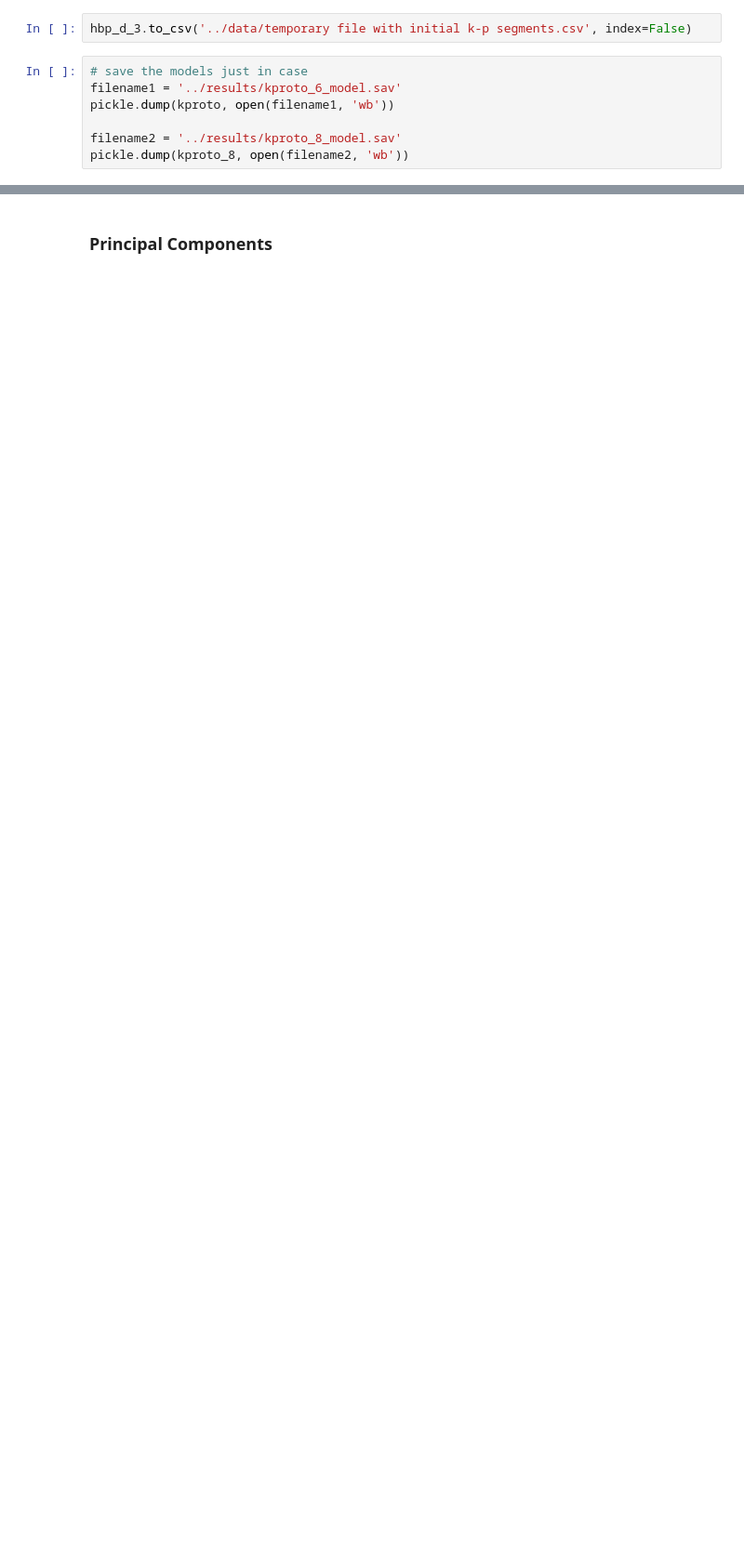
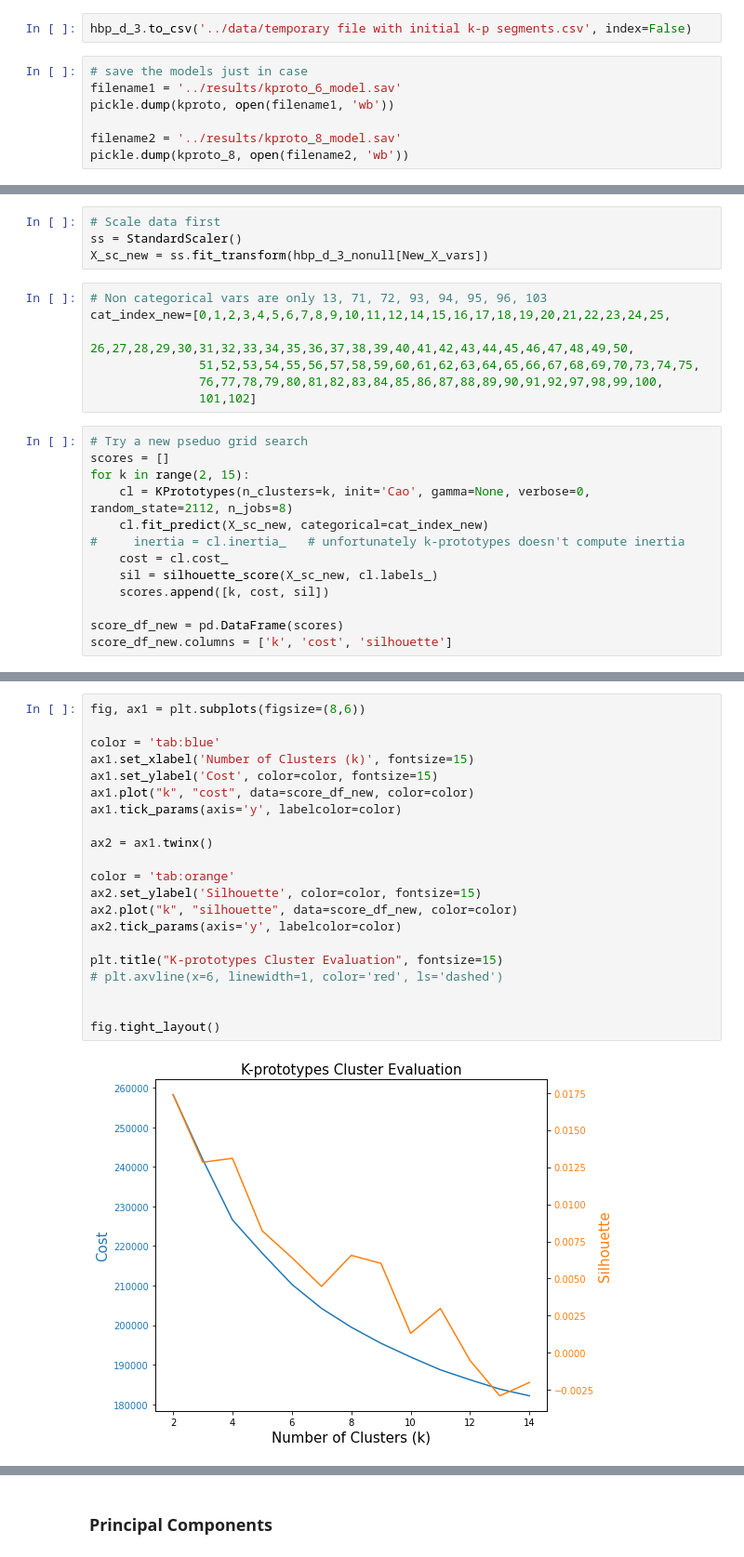
Before and after one commit to jgodin21/capstone, a Jupyter notebook: code/capstone-technical-notebook.ipynb, the cells around one changed output, grey strips where cells are left out. Shown at 93% size. Drawn from its saved outputs; the diff is of its cells as text; blank space fills up the shorter version.

```diff
--- a/code/capstone-technical-notebook.ipynb
+++ b/code/capstone-technical-notebook.ipynb
@@ -4128,0 +4361,24 @@ pickle.dump(kproto_8, open(filename2, 'wb'))
+# %%
+# Scale data first
+ss = StandardScaler()
+X_sc_new = ss.fit_transform(hbp_d_3_nonull[New_X_vars])
+# %%
+# Non categorical vars are only 13, 71, 72, 93, 94, 95, 96, 103
+cat_index_new=[0,1,2,3,4,5,6,7,8,9,10,11,12,14,15,16,17,18,19,20,21,22,23,24,25,
+               26,27,28,29,30,31,32,33,34,35,36,37,38,39,40,41,42,43,44,45,46,47,48,49,50,
+               51,52,53,54,55,56,57,58,59,60,61,62,63,64,65,66,67,68,69,70,73,74,75,
+               76,77,78,79,80,81,82,83,84,85,86,87,88,89,90,91,92,97,98,99,100,
+               101,102]
+# %%
+# Try a new pseduo grid search
+scores = []
+for k in range(2, 15):
+    cl = KPrototypes(n_clusters=k, init='Cao', gamma=None, verbose=0, random_state=2112, n_jobs=8)
+    cl.fit_predict(X_sc_new, categorical=cat_index_new)
+#     inertia = cl.inertia_   # unfortunately k-prototypes doesn't compute inertia
+    cost = cl.cost_
+    sil = silhouette_score(X_sc_new, cl.labels_)
+    scores.append([k, cost, sil])
+
+score_df_new = pd.DataFrame(scores)
+score_df_new.columns = ['k', 'cost', 'silhouette']
@@ -4128,0 +4402,23 @@ pickle.dump(kproto_8, open(filename2, 'wb'))
+# %%
+fig, ax1 = plt.subplots(figsize=(8,6))
+
+color = 'tab:blue'
+ax1.set_xlabel('Number of Clusters (k)', fontsize=15)
+ax1.set_ylabel('Cost', color=color, fontsize=15)
+ax1.plot("k", "cost", data=score_df_new, color=color)
+ax1.tick_params(axis='y', labelcolor=color)
+
+ax2 = ax1.twinx()
+
+color = 'tab:orange'
+ax2.set_ylabel('Silhouette', color=color, fontsize=15)
+ax2.plot("k", "silhouette", data=score_df_new, color=color)
+ax2.tick_params(axis='y', labelcolor=color)
+
+plt.title("K-prototypes Cluster Evaluation", fontsize=15)
+# plt.axvline(x=6, linewidth=1, color='red', ls='dashed')
+
+
+fig.tight_layout()
+# %% [output]
+[figure, added]
```
Also changed, not shown: parts of 51 cells of this notebook, 6 other files.
